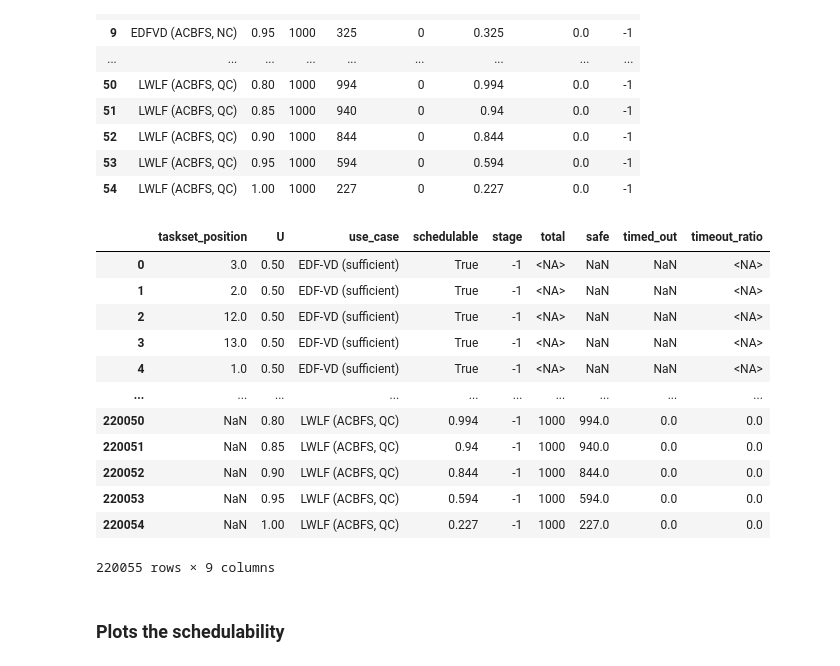
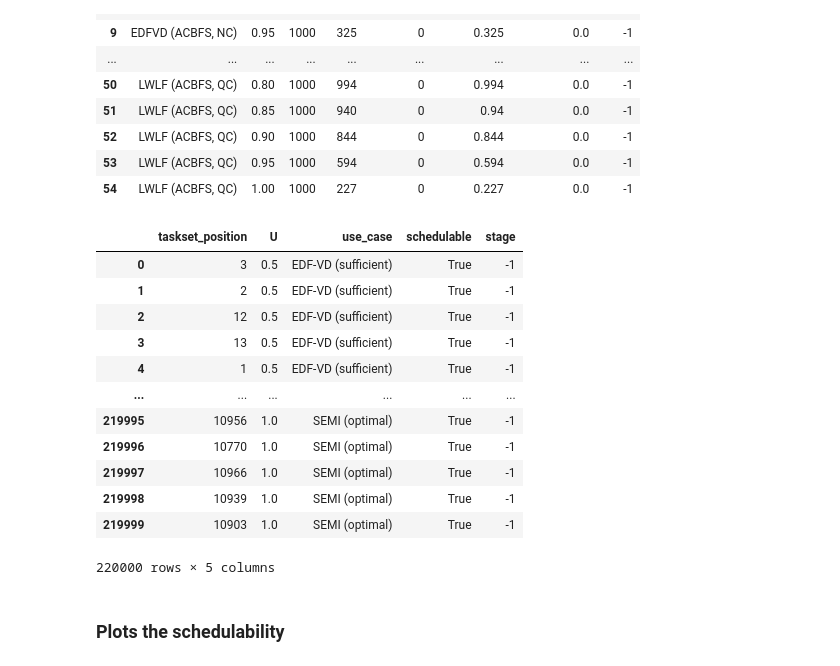
Before and after one commit to Jordan-Sun/mixed-criticality-graph-xp, a Jupyter notebook: notebooks/charts-rtss.ipynb, the cells around one changed output. Cells and saved outputs as stored; diff of their text form; code cells hidden in the pictures.

```diff
--- a/notebooks/charts-rtss.ipynb
+++ b/notebooks/charts-rtss.ipynb
@@ -214,8 +214,8 @@ df_edfvdsd_test
 # %%
 # OPT Semi-clairvoyant test
 df_opt_semi_test = df_sch[["taskset_position", "OPT_SEMI_test", "U"]]
-df_opt_semi_test = df_opt_semi_test.rename(columns={"OPT_SEMI_test": "OPT-SEMI"})
-df_opt_semi_test["OPT-SEMI"] = as_nullable_boolean(df_opt_semi_test["OPT-SEMI"], "OPT_SEMI_test")
+df_opt_semi_test = df_opt_semi_test.rename(columns={"OPT_SEMI_test": "SEMI (optimal)"})
+df_opt_semi_test["SEMI (optimal)"] = as_nullable_boolean(df_opt_semi_test["SEMI (optimal)"], "OPT_SEMI_test")
 df_opt_semi_test = df_opt_semi_test.melt(
     id_vars=["taskset_position", "U"], var_name="use_case", value_name="schedulable"
 )
@@ -260,23 +260,23 @@ df_total
 | 53 | LWLF (ACBFS, QC) | 0.95 | 1000 | 594 | 0 | 0.594 | 0.0 | -1 |
 | 54 | LWLF (ACBFS, QC) | 1.00 | 1000 | 227 | 0 | 0.227 | 0.0 | -1 |
 # %%
-df_sched_comb = pd.concat([df_edfvd_test, df_edfvd_test_new, df_edfvdsd_test, df_opt_semi_test, df_total], ignore_index=True)
-# df_sched_comb = pd.concat([df_edfvd_test, df_edfvd_test_new, df_total], ignore_index=True)
-df_sched_comb
+df_bounds = pd.concat([df_edfvd_test, df_edfvd_test_new, df_edfvdsd_test, df_opt_semi_test], ignore_index=True)
+
+df_bounds
 # %% [output]
-|  | taskset_position | U | use_case | schedulable | stage | total | safe | timed_out | timeout_ratio |
-| 0 | 3.0 | 0.50 | EDF-VD (sufficient) | True | -1 | <NA> | NaN | NaN | <NA> |
-| 1 | 2.0 | 0.50 | EDF-VD (sufficient) | True | -1 | <NA> | NaN | NaN | <NA> |
-| 2 | 12.0 | 0.50 | EDF-VD (sufficient) | True | -1 | <NA> | NaN | NaN | <NA> |
-| 3 | 13.0 | 0.50 | EDF-VD (sufficient) | True | -1 | <NA> | NaN | NaN | <NA> |
-| 4 | 1.0 | 0.50 | EDF-VD (sufficient) | True | -1 | <NA> | NaN | NaN | <NA> |
-| ... | ... | ... | ... | ... | ... | ... | ... | ... | ... |
-| 220050 | NaN | 0.80 | LWLF (ACBFS, QC) | 0.994 | -1 | 1000 | 994.0 | 0.0 | 0.0 |
-| 220051 | NaN | 0.85 | LWLF (ACBFS, QC) | 0.94 | -1 | 1000 | 940.0 | 0.0 | 0.0 |
-| 220052 | NaN | 0.90 | LWLF (ACBFS, QC) | 0.844 | -1 | 1000 | 844.0 | 0.0 | 0.0 |
-| 220053 | NaN | 0.95 | LWLF (ACBFS, QC) | 0.594 | -1 | 1000 | 594.0 | 0.0 | 0.0 |
-| 220054 | NaN | 1.00 | LWLF (ACBFS, QC) | 0.227 | -1 | 1000 | 227.0 | 0.0 | 0.0 |
+|  | taskset_position | U | use_case | schedulable | stage |
+| 0 | 3 | 0.5 | EDF-VD (sufficient) | True | -1 |
+| 1 | 2 | 0.5 | EDF-VD (sufficient) | True | -1 |
+| 2 | 12 | 0.5 | EDF-VD (sufficient) | True | -1 |
+| 3 | 13 | 0.5 | EDF-VD (sufficient) | True | -1 |
+| 4 | 1 | 0.5 | EDF-VD (sufficient) | True | -1 |
+| ... | ... | ... | ... | ... | ... |
+| 219995 | 10956 | 1.0 | SEMI (optimal) | True | -1 |
+| 219996 | 10770 | 1.0 | SEMI (optimal) | True | -1 |
+| 219997 | 10966 | 1.0 | SEMI (optimal) | True | -1 |
+| 219998 | 10939 | 1.0 | SEMI (optimal) | True | -1 |
+| 219999 | 10903 | 1.0 | SEMI (optimal) | True | -1 |
-220055 rows × 9 columns
+220000 rows × 5 columns
 # %% [markdown]
 ### Plots the schedulability
 # %%
```
Also changed, not shown: parts of 3 cells of this notebook, 1 other file.
